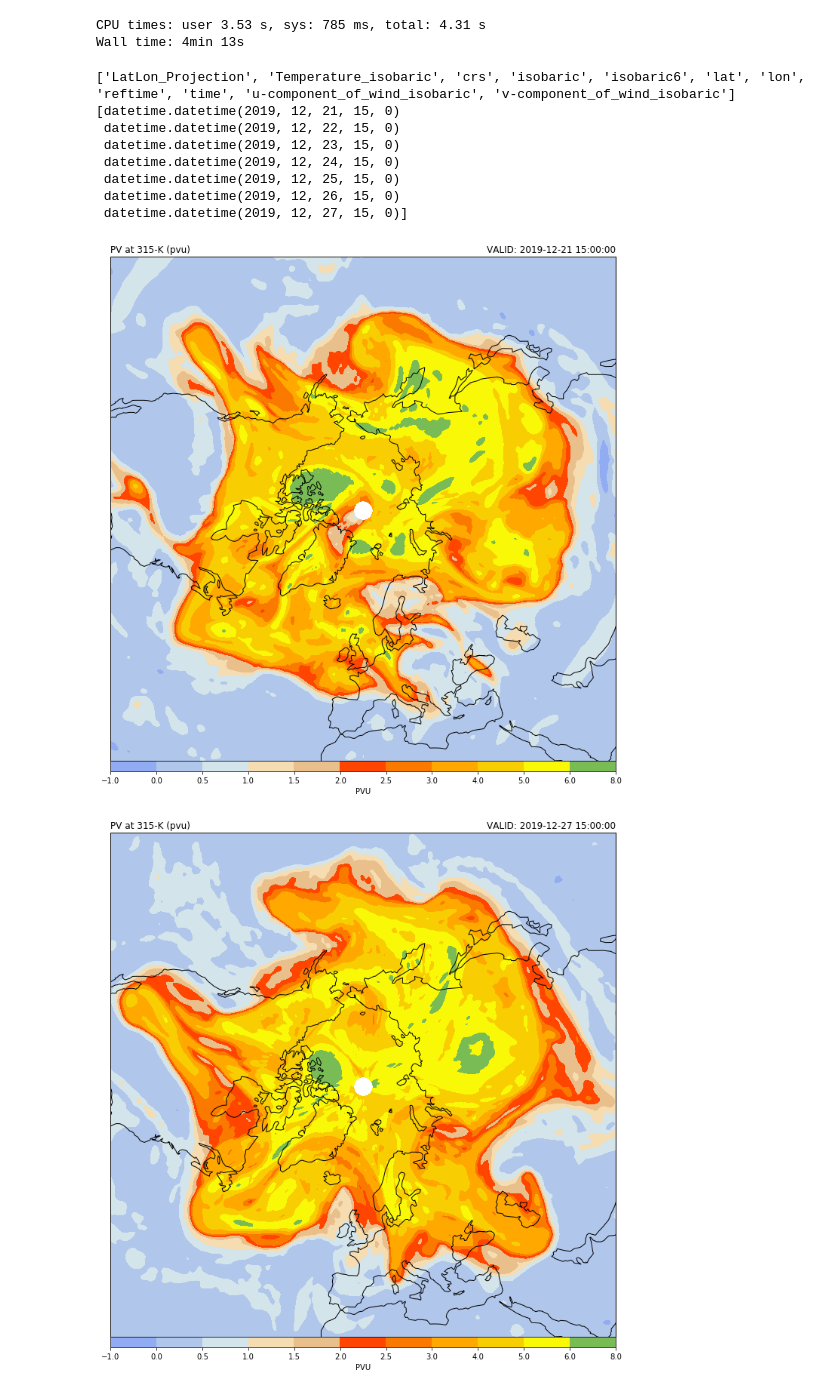
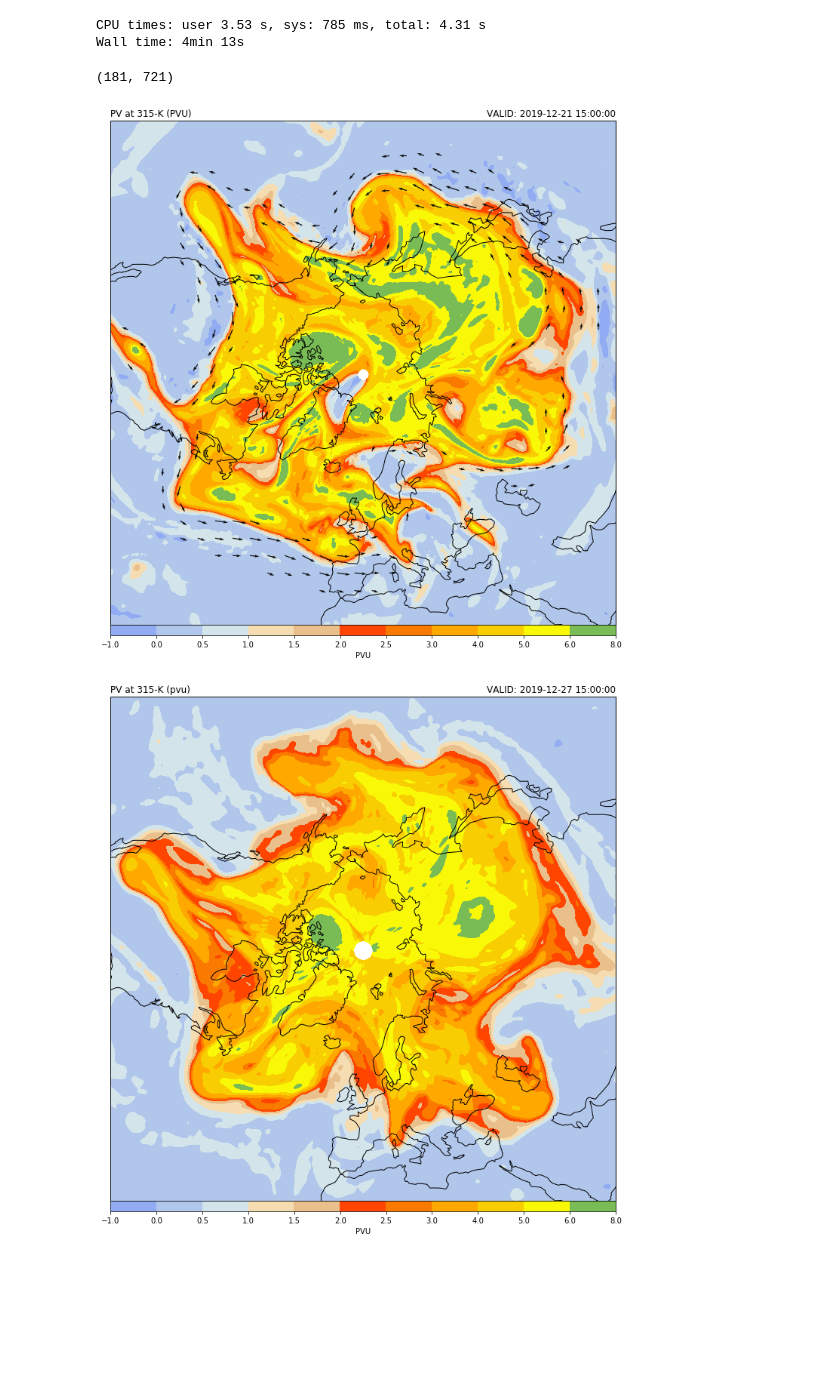
Before and after one commit to steidani/weather, a Jupyter notebook: jet_stream/gfs_forecast_pv.ipynb, the cells around one changed output. Drawn from its saved outputs; the diff is of its cells as text; code cells hidden in the pictures; blank space fills up the shorter version.

```diff
--- a/jet_stream/gfs_forecast_pv.ipynb
+++ b/jet_stream/gfs_forecast_pv.ipynb
@@ -85,7 +85,7 @@ Wall time: 4min 13s
 # Data Retrieval
 
 # available variables
-print(sorted(list(data.variables)))
+#print(sorted(list(data.variables)))
 
 # Grab lat/lon values (GFS will be 1D)
 lats = data.lat.values
@@ -93,7 +93,7 @@ lons = data.lon.values
 
 # Create a clean datetime object for plotting based on time of forecast
 vtime = data.time.data.astype('datetime64[ms]').astype('O')
-print(vtime)
+
 # Grab the variables
 # Need all pressure levels for Temperatures, U and V Wind
 press = data['isobaric'][:].values * units('Pa')
@@ -109,15 +109,6 @@ temperature = temperature.metpy.sel(vertical=press)
 
 # Due to a different number of vertical levels find where they are common
 #_, _, common_ind = np.intersect1d(uwnd.dimensions[1], lev_temperature.dimensions[1], return_indices=True)
-# %% [output]
-['LatLon_Projection', 'Temperature_isobaric', 'crs', 'isobaric', 'isobaric6', 'lat', 'lon', 'reftime', 'time', 'u-component_of_wind_isobaric', 'v-component_of_wind_isobaric']
-[datetime.datetime(2019, 12, 21, 15, 0)
- datetime.datetime(2019, 12, 22, 15, 0)
- datetime.datetime(2019, 12, 23, 15, 0)
- datetime.datetime(2019, 12, 24, 15, 0)
- datetime.datetime(2019, 12, 25, 15, 0)
- datetime.datetime(2019, 12, 26, 15, 0)
- datetime.datetime(2019, 12, 27, 15, 0)]
 # %%
 # =======
 # Calculate Potential Vorticity on all pressure levels
@@ -132,6 +123,7 @@ theta = mpcalc.potential_temperature(press[None,:, None, None], temperature)
 pv = mpcalc.potential_vorticity_baroclinic(theta, press[None, :, None, None], uwnd, vwnd,
                                            dx[None, None, :, :], dy[None, None, :, :],
                                            lats[None, None, :, None] * units('degrees'))
+
 # =======
 # Interpolate PV on isentropic or isobaric surface and change unit to PVU
 
@@ -141,16 +133,27 @@ pv = mpcalc.potential_vorticity_baroclinic(theta, press[None, :, None, None], uw
 
 # isentropic surface
 isentlevs = np.arange(315, 320, 5) * units.kelvin
-isent_anal = mpcalc.isentropic_interpolation(isentlevs, press, temperature.values*units.kelvin, pv*1e6, axis=1)
-pv = isent_anal[1]
+isent_anal = mpcalc.isentropic_interpolation(isentlevs, press, temperature.values*units.kelvin, pv*1e6, uwnd, vwnd, axis=1)
+_, pv, uwnd, vwnd = isent_anal
 
 # vertical average if multiple surfaces
 pv = pv.mean(axis=1)
+uwnd = uwnd.mean(axis=1)
+vwnd = vwnd.mean(axis=1)
 
+# calc windspeed, plot only jet
+wspd = np.asarray(np.sqrt(uwnd**2 + vwnd**2))
+wspd[np.where(wspd<30)] = np.nan
+wspd[np.where(wspd>30)] = 1
+wspd[:,0:20,:] = np.nan
+uwnd*=wspd
+vwnd*=wspd
 
 # Smooth using a gaussian filter from scipy.ndimage
 pv, clons = cutil.add_cyclic_point(pv, coord=lons)
-pv = ndimage.gaussian_filter(pv[:, :, :], sigma=1, order=0)
+#uwnd = cutil.add_cyclic_point(uwnd)
+#vwnd = cutil.add_cyclic_point(vwnd)
+pv = mpcalc.smooth_gaussian(pv, 5)
 # %%
 # =======
 # Prepare famous ETH PV colorbar
@@ -175,40 +178,50 @@ colors = [ # Daniel 11 colors
 colors = np.array(colors)/255
 # creat colormap
 cmap, norm = from_levels_and_colors(levels, colors, extend='neither')
+# %%
+clon, clat = np.meshgrid(clons, lats)
+wlon, wlat = np.meshgrid(lons, lats)
+print(clat.shape)
+# %% [output]
+(181, 721)
 # %%
 # =======
 # Plotting on a map
 
 # Set up the projection
 datacrs = ccrs.PlateCarree()                           # projecetion of the data
 plotcrs = ccrs.NorthPolarStereo(central_longitude=0.0) # wanted projection
 
 # Make a grid of lat/lon values to use for plotting with Basemap.
 clon, clat = np.meshgrid(clons, lats)
 
 fig = plt.figure(1, figsize=(12., 13.))
 gs = gridspec.GridSpec(2, 1, height_ratios=[1, .02],
                        bottom=.07, top=.99, hspace=0.01, wspace=0.01)
 
 ax = plt.subplot(gs[0], projection=plotcrs)
 
 # ax.set_extent([west long, east long, south lat, north lat])
 ax.set_extent([-180, 180, 30, 90], ccrs.PlateCarree())
 ax.coastlines(edgecolor='black', linewidth=1)
 
+# plot PV
 cs1 = ax.contourf(clon, clat, pv[0], levels=levels, cmap=cmap, norm=norm,
                  transform=datacrs)
 cbar = plt.colorbar(cs1, orientation='horizontal', pad=0, aspect=50, extendrect=True)
 cbar.set_ticks(levels)
 cbar.set_label('PVU')
 
+# plot wind
+q1 = ax.quiver(clon[:,1:], clat[:,1:], uwnd[0].m, vwnd[0].m, color='0.05', width=0.0018, angles="xy", regrid_shape=30, transform=datacrs)
+
 # plot title
-ax.set_title('PV at 315-K (pvu)', loc='left')
+ax.set_title('PV at 315-K (PVU)', loc='left')
 ax.set_title('VALID: {}'.format(vtime[0]), loc='right')
 
 plt.show()
 # %% [output]
-[figure, old version]
+[figure, new version]
 # %%
 # =======
 # plot as animation
```
Also changed, not shown: parts of 1 cell of this notebook.
